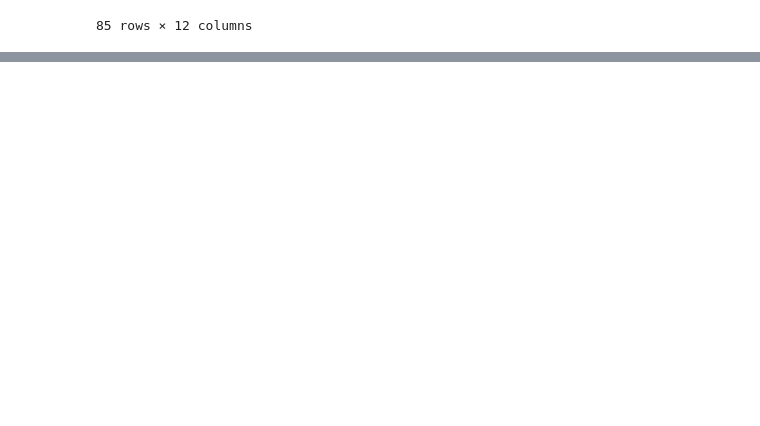
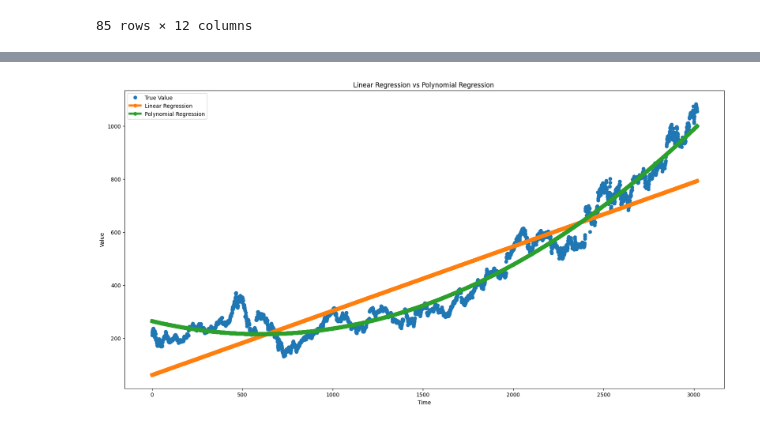
Before and after one commit to rzninvo/Data-Mining-Projects, a Jupyter notebook: HW1/HW1_9731088_HandsOn.ipynb, the cells around one changed output, grey strips where cells are left out. Saved outputs shown, nothing was run; the diff lists cells and outputs as text; code cells hidden in the pictures; blank space fills up the shorter version.

```diff
--- a/HW1/HW1_9731088_HandsOn.ipynb
+++ b/HW1/HW1_9731088_HandsOn.ipynb
@@ -262,0 +379,6 @@ df.query("Year < 2013 and `Runtime (Minutes)` >= 85 and `Runtime (Minutes)` <= 1
+# %%
+T = df[:-10].index.values.reshape(-1, 1)
+T2 = T ** 2
+T = np.append(np.ones(T.shape, dtype = np.int64), T, axis = 1)
+T = np.append(T, T2, axis = 1)
+T
@@ -262,0 +393,4 @@ df.query("Year < 2013 and `Runtime (Minutes)` >= 85 and `Runtime (Minutes)` <= 1
+# %%
+B = np.linalg.solve(np.dot(T.T, T), np.dot(T.T, Y))
+coefficient_list.append(B)
+B
@@ -262,0 +459,8 @@ df.query("Year < 2013 and `Runtime (Minutes)` >= 85 and `Runtime (Minutes)` <= 1
+# %%
+T0 = df.index.values.reshape(-1, 1)
+T0 = np.append(np.ones(T0.shape, dtype = np.int64), T0, axis = 1)
+T1 = df.index.values.reshape(-1, 1)
+T1_square = T1 ** 2
+T1 = np.append(np.ones(T1.shape, dtype = np.int64), T1, axis = 1)
+T1 = np.append(T1, T1_square, axis = 1)
+[T0, T1]
@@ -262,0 +482,18 @@ df.query("Year < 2013 and `Runtime (Minutes)` >= 85 and `Runtime (Minutes)` <= 1
+# %%
+Y_true = df['Open'].to_numpy(dtype = np.float32).reshape(-1, 1)
+Y_estimates = []
+Y_estimates.append(np.dot(T0, coefficient_list[0]))
+Y_estimates.append(np.dot(T1, coefficient_list[1]))
+# %%
+fig = plt.figure(figsize = (20, 10))
+ax1 = fig.add_subplot(111)
+ax1.set_title("Linear Regression vs Polynomial Regression ")
+ax1.set_xlabel('Time')
+ax1.set_ylabel('Value')
+plt.plot(T0[:, 1], Y_true, 'o', label = 'True Value')
+plt.plot(T0[:, 1], Y_estimates[0], 'o-',label = 'Linear Regression', linewidth = 7)
+plt.plot(T0[:, 1], Y_estimates[1], 'o-',label = 'Polynomial Regression', linewidth = 7)
+plt.legend()
+plt.show()
+# %% [output]
+[figure, added]
```
Also changed, not shown: parts of 21 cells of this notebook.
